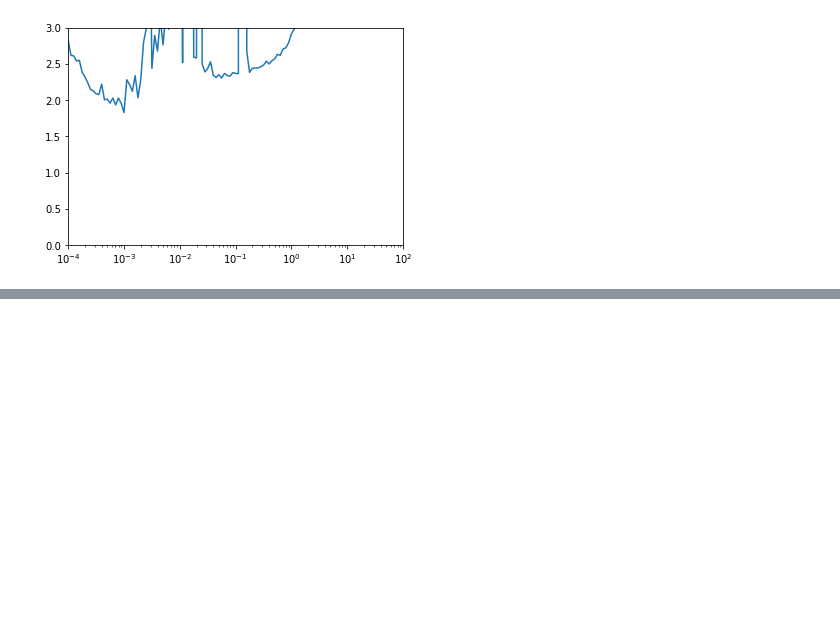
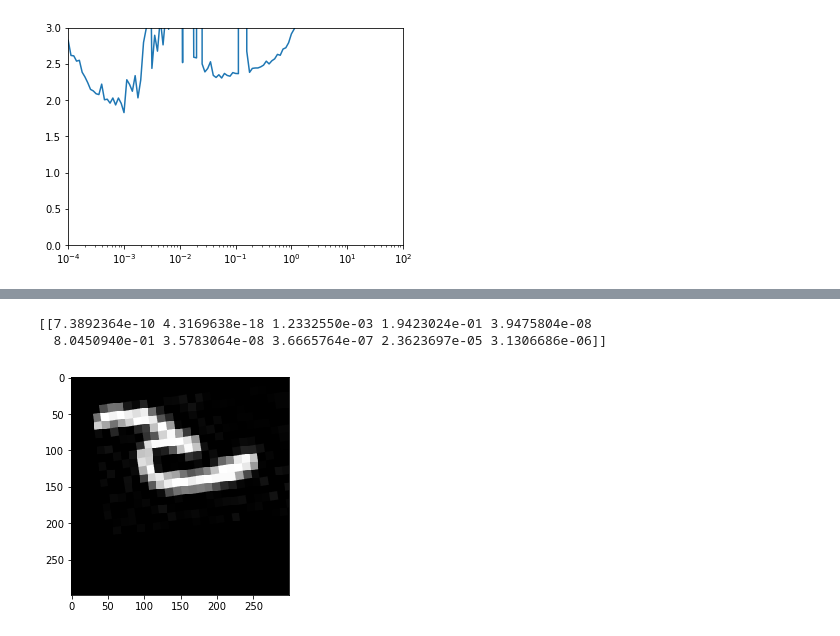
Before and after one commit to devZaidBaig/TExNet, a Jupyter notebook: TExNet.ipynb, the cells around one changed output, grey strips where cells are left out. Saved outputs shown, nothing was run; the diff lists cells and outputs as text; code cells hidden in the pictures; blank space fills up the shorter version.

```diff
--- a/TExNet.ipynb
+++ b/TExNet.ipynb
@@ -1087,0 +1055,11 @@ for layer_name, feature_map in zip(layer_names, successive_feature_maps):
+# %%
+#model.predict(test_generator)
+x = image.img_to_array(train_generator[0][0][1])
+plt.imshow(x)
+x = np.expand_dims(x, axis=0)
+result = model.predict(x)
+print(result)
+# %% [output]
+[[7.3892364e-10 4.3169638e-18 1.2332550e-03 1.9423024e-01 3.9475804e-08
+  8.0450940e-01 3.5783064e-08 3.6665764e-07 2.3623697e-05 3.1306686e-06]]
+[figure, added]
```
Also changed, not shown: parts of 17 cells of this notebook, 29 other files.
